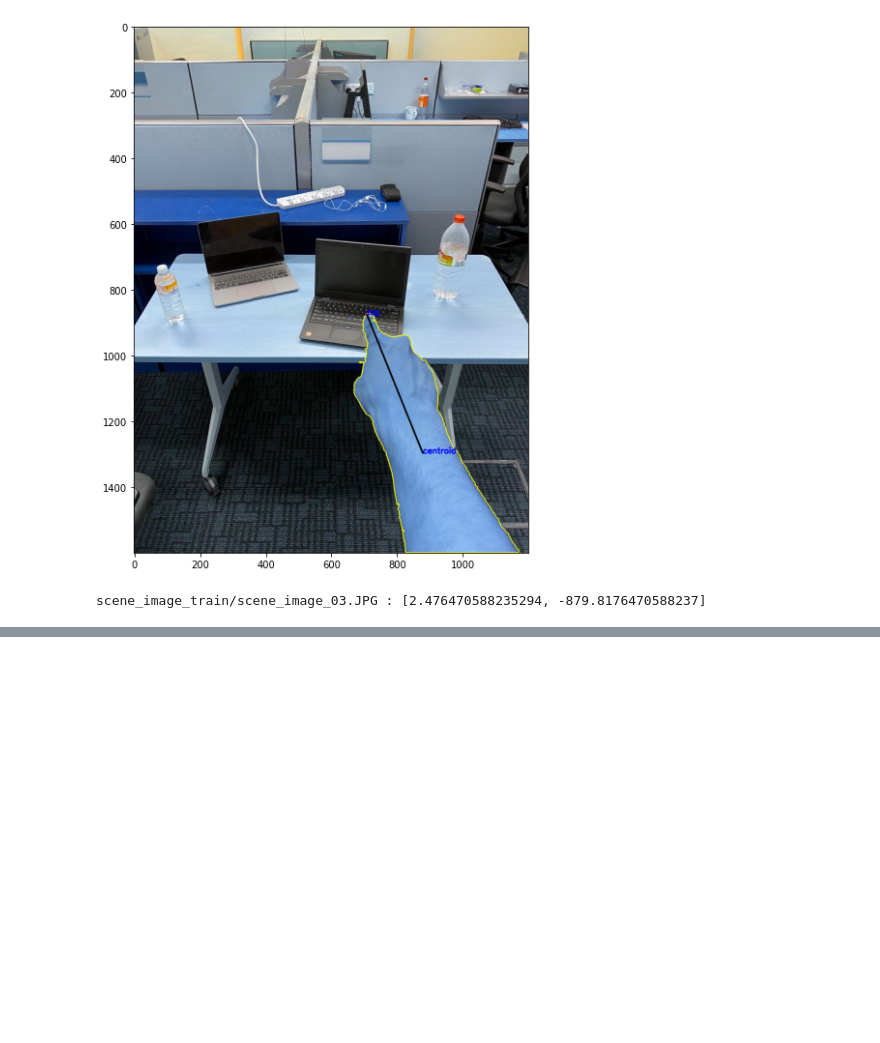
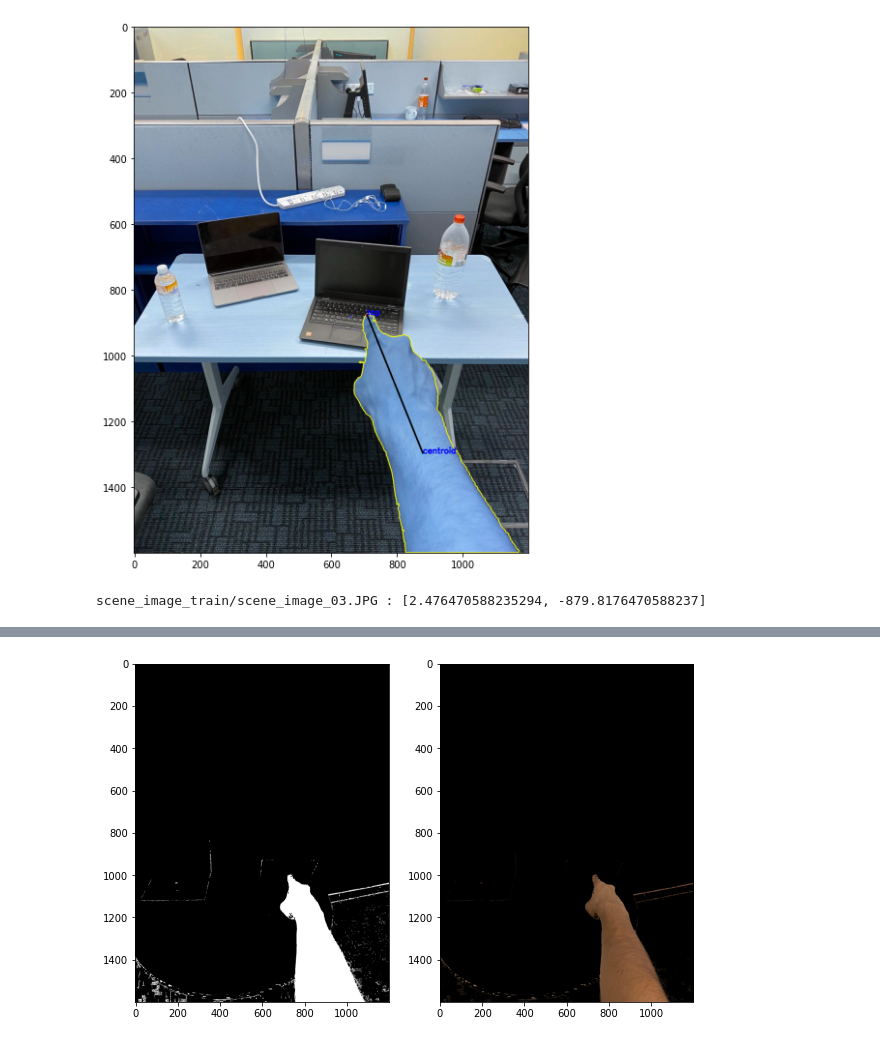
Before and after one commit to imamnurby/is708-project, a Jupyter notebook: IS708_api-with_hand_models/pointing_resolver.ipynb, the cells around one changed output, grey strips where cells are left out. Saved outputs shown, nothing was run; the diff lists cells and outputs as text; code cells hidden in the pictures; blank space fills up the shorter version.

```diff
--- a/IS708_api-with_hand_models/pointing_resolver.ipynb
+++ b/IS708_api-with_hand_models/pointing_resolver.ipynb
@@ -251 +134,17 @@ scene_image_train/scene_image_03.JPG : [2.476470588235294, -879.8176470588237]
+# %%
+upper = np.array([0, 0.35*255, 0])
+bottom = np.array([15, 0.75*255, 255])
+
+mask = cv2.inRange(img_hsv, upper, bottom)
+result = cv2.bitwise_and(img_rgb, img_rgb, mask=mask)
+
+plt.figure(figsize=(10,10))
+plt.subplot(1, 2, 1)
+
+plt.imshow(mask, cmap="gray")
+plt.subplot(1, 2, 2)
+plt.imshow(result)
+plt.show()
+# %% [output]
+[figure, added]
 # %%
```
Also changed, not shown: parts of 17 cells of this notebook.
